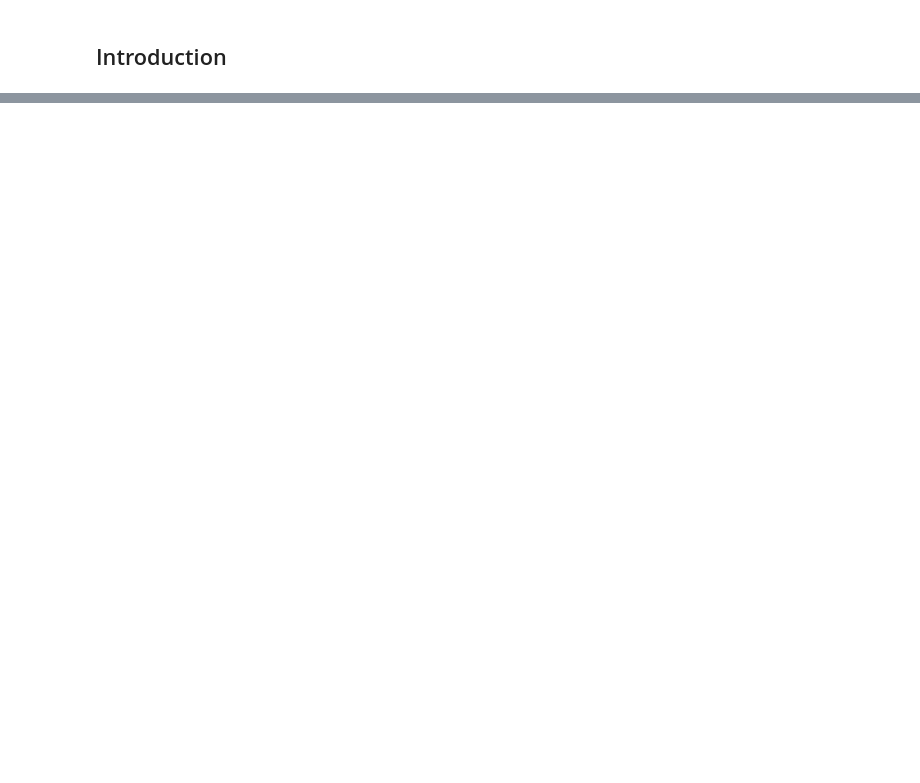
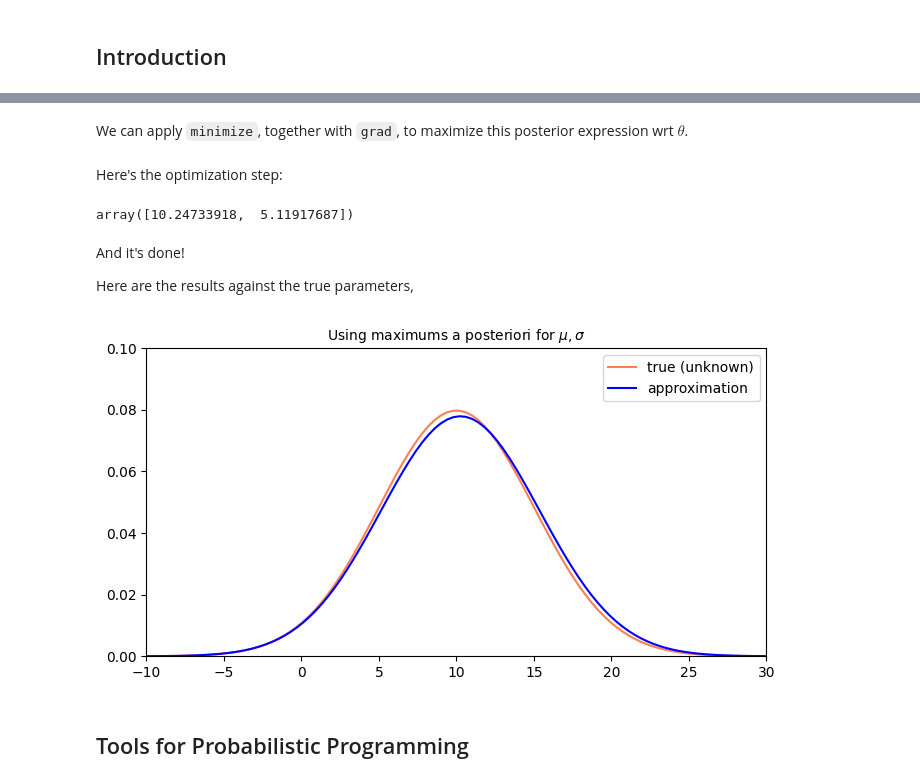
Before and after one commit to jpneto/topicsInPython, a Jupyter notebook: notebooks/ProbabilisticProgramming.ipynb, the cells around one changed output, grey strips where cells are left out. Drawn from its saved outputs; the diff is of its cells as text; code cells hidden in the pictures; blank space fills up the shorter version.

```diff
--- a/notebooks/ProbabilisticProgramming.ipynb
+++ b/notebooks/ProbabilisticProgramming.ipynb
@@ -95,4 +52,0 @@ Say that we had 60 successes from 90 trials:
-# %%
-# The observations: k successes from n trials
-k = 60
-n = 90
@@ -189,0 +216,7 @@ To continue reading about this subject using Python check [An Introduction to Pr
+# %%
+# extract random normal values
+import numpy.random as npr
+npr.seed(101)
+
+mu, sigma, n = 10, 5, 250
+y = npr.normal(loc=mu, scale=sigma, size=n)
@@ -189,0 +247,45 @@ To continue reading about this subject using Python check [An Introduction to Pr
+# %%
+def log_posterior(theta, y):
+  μ, σ = theta
+  log_lik         = np.sum( ss.norm.logpdf(y, μ, σ) )
+  log_prior_mu    = ss.norm.logpdf(μ, 0, 10)
+  log_prior_sigma = ss.gamma.logpdf(σ, 2, 0.1)
+  return log_lik + log_prior_mu + log_prior_sigma
+# %% [markdown]
+We can apply `minimize`, together with `grad`, to maximize this posterior expression wrt $\theta$.
+# %% [markdown]
+Here's the optimization step:
+# %%
+f = lambda theta : -log_posterior( theta, y )
+
+res = minimize(f, np.array([4,4]), method="BFGS", jac=grad(f))
+res.x
+# %% [output]
+array([10.24733918,  5.11917687])
+# %% [markdown]
+And it's done!
+
+Here are the results against the true parameters,
+# %%
+#@title
+import matplotlib.pyplot as plt
+
+plt.subplots(figsize=(8,4))
+
+x_min, x_max = -10,30
+x = np.linspace(x_min, x_max, 100)
+y_true = ss.norm.pdf(x,mu,sigma)
+plt.plot(x,y_true, color='coral')
+
+y_pred = ss.norm.pdf(x,res.x[0],res.x[1])
+plt.plot(x,y_pred, color='blue')
+
+plt.xlim(x_min,x_max)
+plt.ylim(0,0.1)
+plt.title('Using maximums a posteriori for $\mu,\sigma$',fontsize=10)
+plt.legend(['true (unknown)', 'approximation'])
+plt.show()
+# %% [output]
+[figure, added]
+# %% [markdown]
+## Tools for Probabilistic Programming
```
Also changed, not shown: parts of 152 cells of this notebook.
